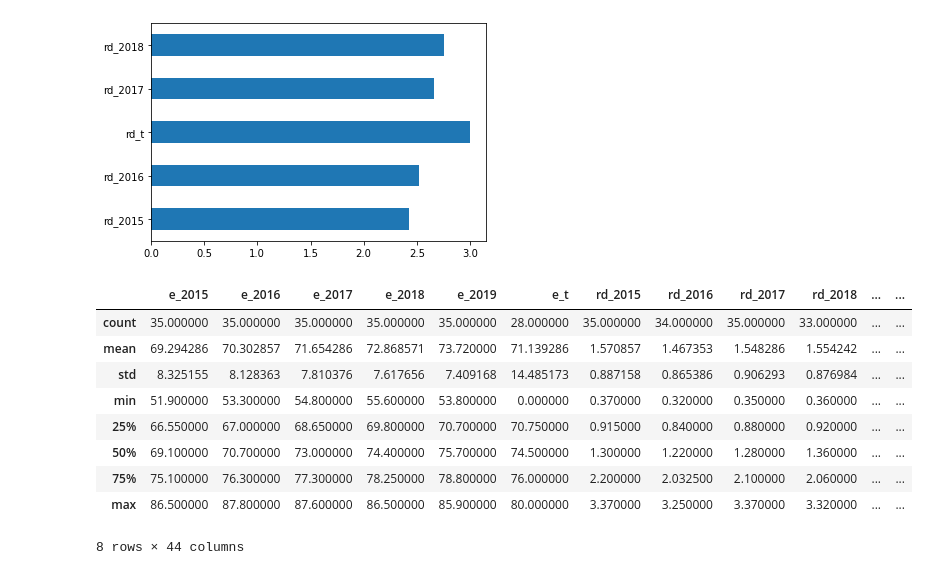
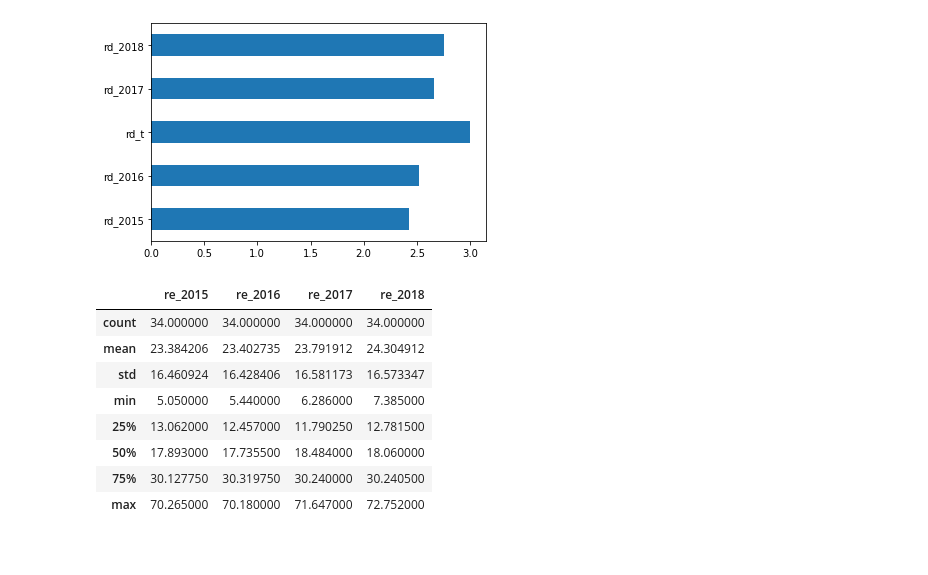
Before and after one commit to rockdonald2/europa2020visualization, a Jupyter notebook: static/python/cleanAndExploreData.ipynb, the cells around one changed output. Saved outputs shown, nothing was run; the diff lists cells and outputs as text; code cells hidden in the pictures.

```diff
--- a/static/python/cleanAndExploreData.ipynb
+++ b/static/python/cleanAndExploreData.ipynb
@@ -45,15 +45,14 @@ df.loc['BE'][['rd_2015', 'rd_2016', 'rd_t', 'rd_2017', 'rd_2018']].plot(kind='ba
 <matplotlib.axes._subplots.AxesSubplot at 0x...>
 [figure]
 # %%
-df.describe()
+df[['re_2015', 're_2016', 're_2017', 're_2018']].describe()
 # %% [output]
-|  | e_2015 | e_2016 | e_2017 | e_2018 | e_2019 | e_t | rd_2015 | rd_2016 | rd_2017 | rd_2018 | ... | ... |
-| count | 35.000000 | 35.000000 | 35.000000 | 35.000000 | 35.000000 | 28.000000 | 35.000000 | 34.000000 | 35.000000 | 33.000000 | ... | ... |
-| mean | 69.294286 | 70.302857 | 71.654286 | 72.868571 | 73.720000 | 71.139286 | 1.570857 | 1.467353 | 1.548286 | 1.554242 | ... | ... |
-| std | 8.325155 | 8.128363 | 7.810376 | 7.617656 | 7.409168 | 14.485173 | 0.887158 | 0.865386 | 0.906293 | 0.876984 | ... | ... |
-| min | 51.900000 | 53.300000 | 54.800000 | 55.600000 | 53.800000 | 0.000000 | 0.370000 | 0.320000 | 0.350000 | 0.360000 | ... | ... |
-| 25% | 66.550000 | 67.000000 | 68.650000 | 69.800000 | 70.700000 | 70.750000 | 0.915000 | 0.840000 | 0.880000 | 0.920000 | ... | ... |
-| 50% | 69.100000 | 70.700000 | 73.000000 | 74.400000 | 75.700000 | 74.500000 | 1.300000 | 1.220000 | 1.280000 | 1.360000 | ... | ... |
-| 75% | 75.100000 | 76.300000 | 77.300000 | 78.250000 | 78.800000 | 76.000000 | 2.200000 | 2.032500 | 2.100000 | 2.060000 | ... | ... |
-| max | 86.500000 | 87.800000 | 87.600000 | 86.500000 | 85.900000 | 80.000000 | 3.370000 | 3.250000 | 3.370000 | 3.320000 | ... | ... |
+|  | re_2015 | re_2016 | re_2017 | re_2018 |
+| count | 34.000000 | 34.000000 | 34.000000 | 34.000000 |
+| mean | 23.384206 | 23.402735 | 23.791912 | 24.304912 |
+| std | 16.460924 | 16.428406 | 16.581173 | 16.573347 |
+| min | 5.050000 | 5.440000 | 6.286000 | 7.385000 |
+| 25% | 13.062000 | 12.457000 | 11.790250 | 12.781500 |
+| 50% | 17.893000 | 17.735500 | 18.484000 | 18.060000 |
+| 75% | 30.127750 | 30.319750 | 30.240000 | 30.240500 |
+| max | 70.265000 | 70.180000 | 71.647000 | 72.752000 |
-8 rows × 44 columns
```
Also changed, not shown: 9 other files.
